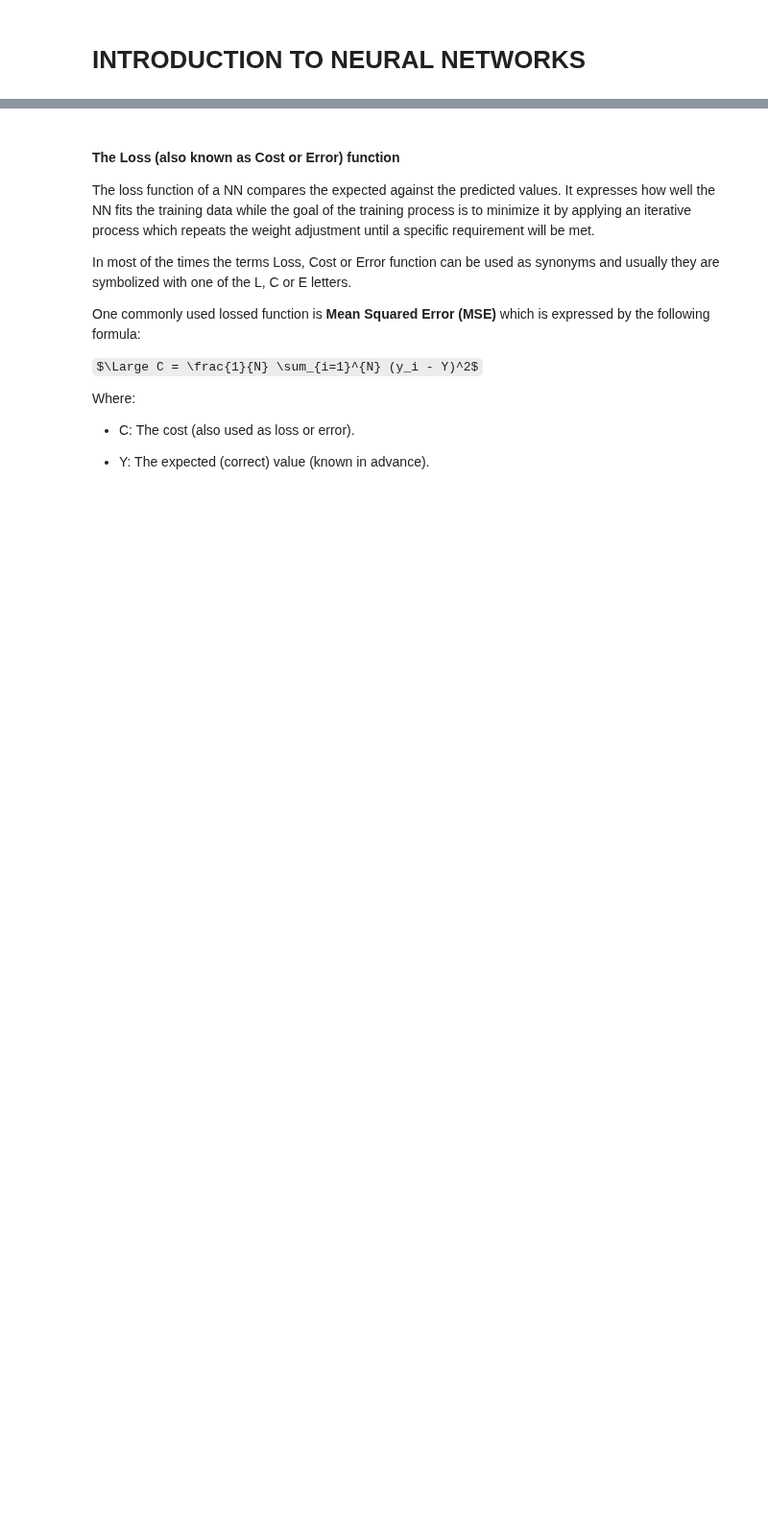
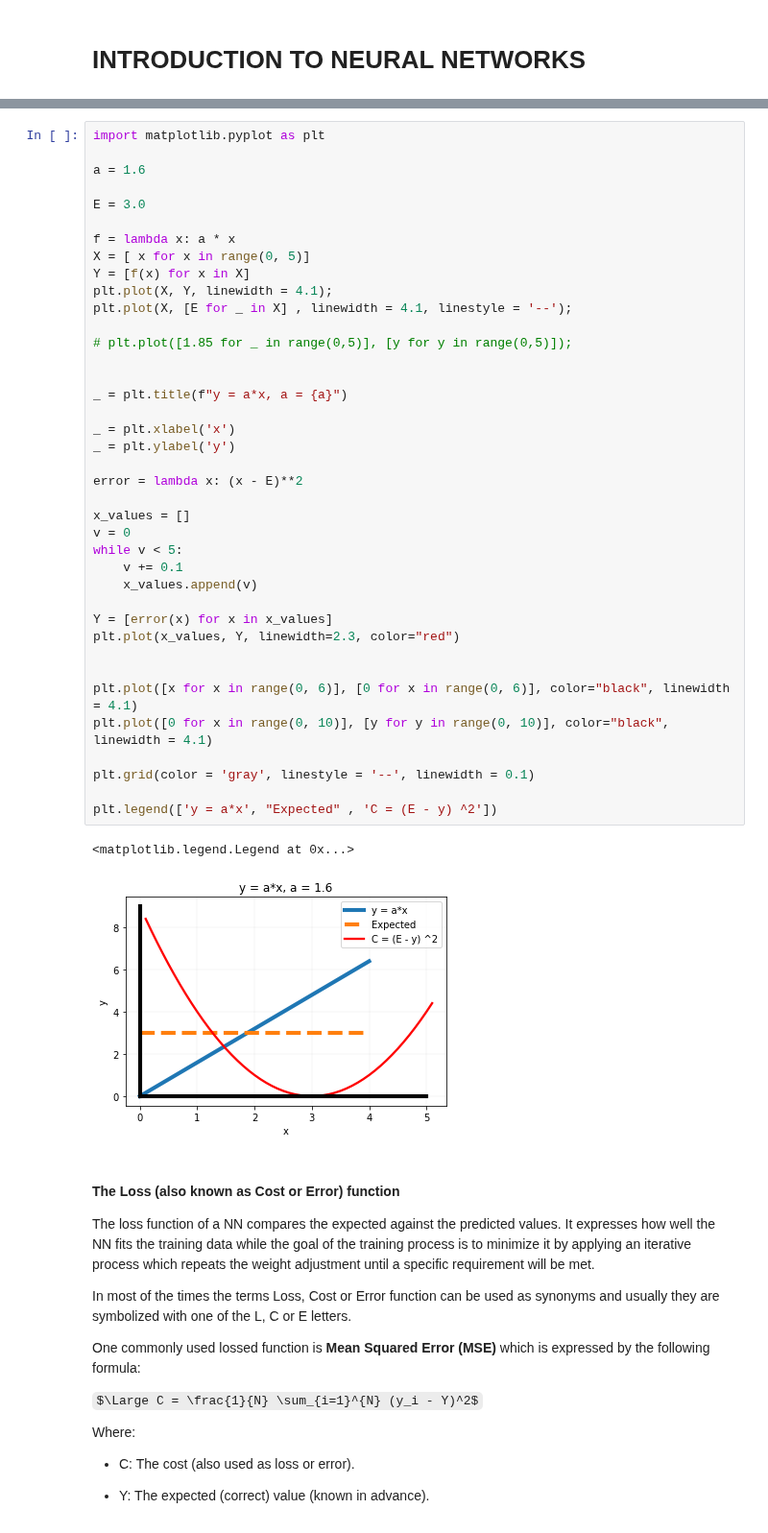
Before and after one commit to codingismycraft/ML_Introduction, a Jupyter notebook: notebooks/01-03-nn-introduction.ipynb, the cells around one changed output, grey strips where cells are left out. Shown at 96% size. Cells and saved outputs as stored; diff of their text form; some formulas as TeX source; blank space fills up the shorter version.

```diff
--- a/notebooks/01-03-nn-introduction.ipynb
+++ b/notebooks/01-03-nn-introduction.ipynb
@@ -65,3 +122,45 @@ plt.plot([1, 2], [2,4]);
+# %%
+import matplotlib.pyplot as plt
+
+a = 1.6
+
+E = 3.0
+
+f = lambda x: a * x
+X = [ x for x in range(0, 5)]
+Y = [f(x) for x in X]
+plt.plot(X, Y, linewidth = 4.1);
+plt.plot(X, [E for _ in X] , linewidth = 4.1, linestyle = '--');
+
+# plt.plot([1.85 for _ in range(0,5)], [y for y in range(0,5)]);
+
+
+_ = plt.title(f"y = a*x, a = {a}")
+
+_ = plt.xlabel('x')
+_ = plt.ylabel('y')
+
+error = lambda x: (x - E)**2
+
+x_values = []
+v = 0
+while v < 5:
+    v += 0.1
+    x_values.append(v)
+
+Y = [error(x) for x in x_values]
+plt.plot(x_values, Y, linewidth=2.3, color="red")
+
+
+plt.plot([x for x in range(0, 6)], [0 for x in range(0, 6)], color="black", linewidth = 4.1)
+plt.plot([0 for x in range(0, 10)], [y for y in range(0, 10)], color="black", linewidth = 4.1)
+
+plt.grid(color = 'gray', linestyle = '--', linewidth = 0.1)
+
+plt.legend(['y = a*x', "Expected" , 'C = (E - y) ^2'])
+# %% [output]
+<matplotlib.legend.Legend at 0x...>
+[figure, added]
 # %% [markdown]
 
 #### The Loss (also known as Cost or Error) function
```
Also changed, not shown: parts of 17 cells of this notebook, 7 other files.
